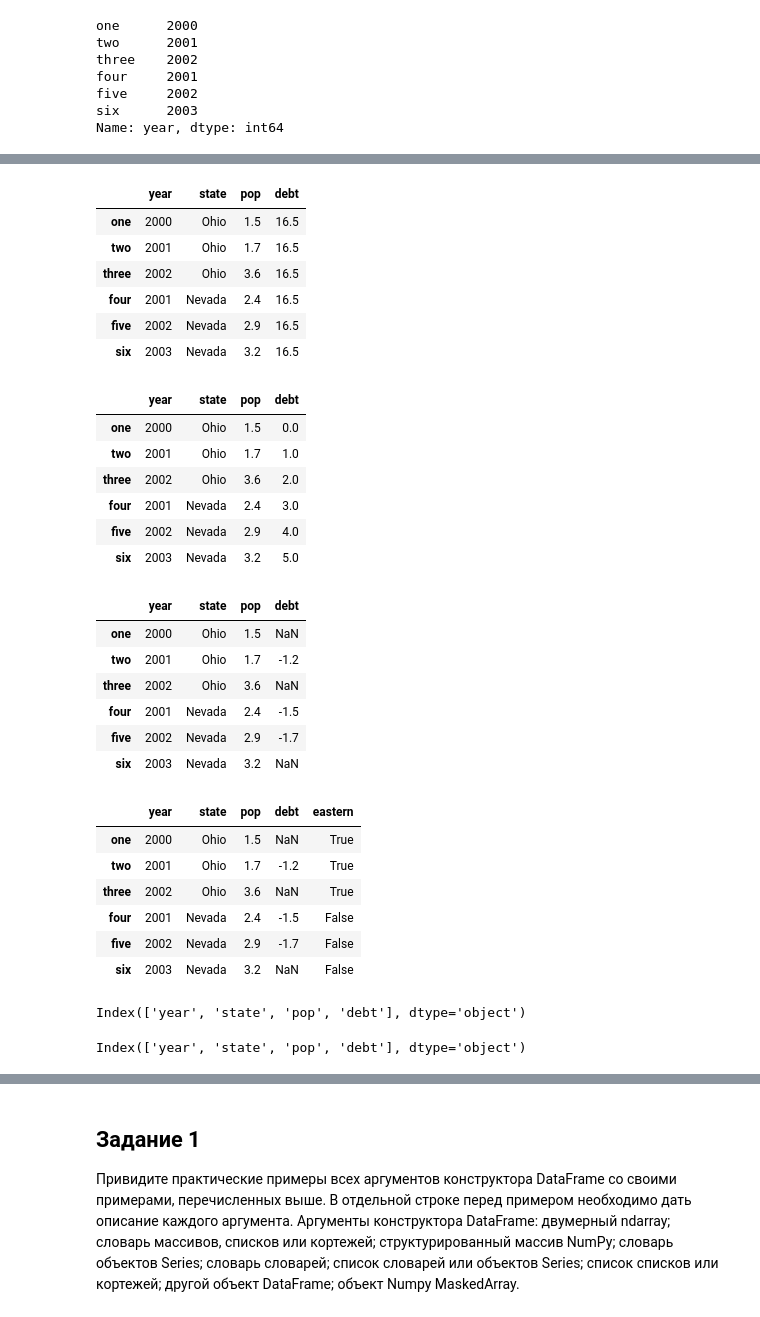
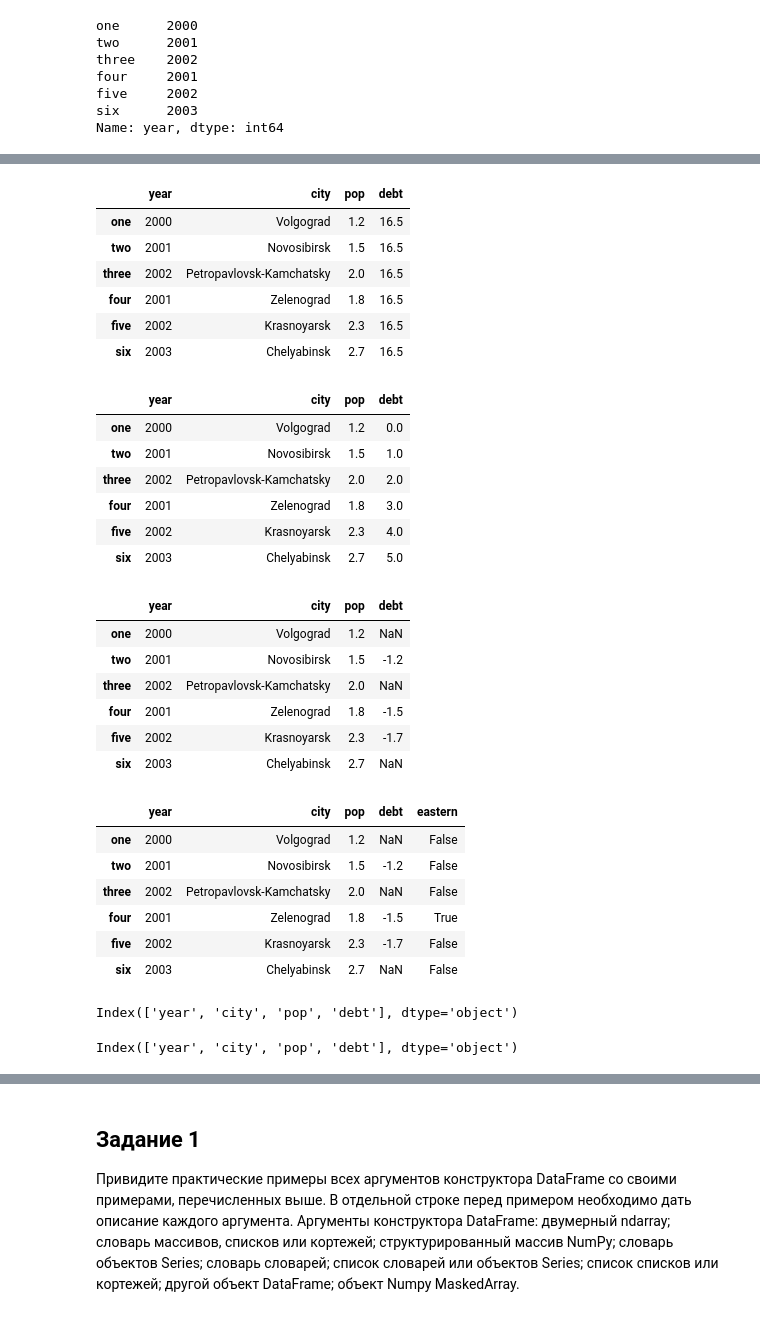
Before and after one commit to evgenkot/master-1, a Jupyter notebook: python-ai/3/3_3_Raschupkin.ipynb, the cells around one changed output, grey strips where cells are left out. Drawn from its saved outputs; the diff is of its cells as text; code cells hidden in the pictures.

```diff
--- a/python-ai/3/3_3_Raschupkin.ipynb
+++ b/python-ai/3/3_3_Raschupkin.ipynb
@@ -186,9 +191,11 @@ dtype: int64
 # %%
 import pandas as pd
 from pandas import Series, DataFrame
-data = {'state': ['Ohio', 'Ohio', 'Ohio', 'Nevada', 'Nevada', 'Nevada'],
-'year': [2000, 2001, 2002, 2001, 2002, 2003],
-'pop': [1.5, 1.7, 3.6, 2.4, 2.9, 3.2]}
+data = {
+    'city': ['Volgograd', 'Novosibirsk', 'Petropavlovsk-Kamchatsky', 'Zelenograd', 'Krasnoyarsk', 'Chelyabinsk'],
+    'year': [2000, 2001, 2002, 2001, 2002, 2003],
+    'pop': [1.2, 1.5, 2.0, 1.8, 2.3, 2.7]
+}
 frame = pd.DataFrame(data)
 frame
 # %% [output]
@@ -221,5 +228,5 @@ pd.DataFrame(data, columns=['year', 'state', 'pop'])
 # %%
-frame2 = pd.DataFrame(data, columns=['year', 'state', 'pop', 'debt'],
+frame2 = pd.DataFrame(data, columns=['year', 'city', 'pop', 'debt'],
 index=['one', 'two', 'three', 'four',
 'five', 'six'])
 
@@ -258,54 +265,54 @@ Name: three, dtype: object
 frame2['debt'] = 16.5
 frame2
 # %% [output]
-|  | year | state | pop | debt |
-| one | 2000 | Ohio | 1.5 | 16.5 |
-| two | 2001 | Ohio | 1.7 | 16.5 |
-| three | 2002 | Ohio | 3.6 | 16.5 |
-| four | 2001 | Nevada | 2.4 | 16.5 |
-| five | 2002 | Nevada | 2.9 | 16.5 |
-| six | 2003 | Nevada | 3.2 | 16.5 |
+|  | year | city | pop | debt |
+| one | 2000 | Volgograd | 1.2 | 16.5 |
+| two | 2001 | Novosibirsk | 1.5 | 16.5 |
+| three | 2002 | Petropavlovsk-Kamchatsky | 2.0 | 16.5 |
+| four | 2001 | Zelenograd | 1.8 | 16.5 |
+| five | 2002 | Krasnoyarsk | 2.3 | 16.5 |
+| six | 2003 | Chelyabinsk | 2.7 | 16.5 |
 # %%
 frame2['debt'] = np.arange(6.)
 frame2
 # %% [output]
-|  | year | state | pop | debt |
-| one | 2000 | Ohio | 1.5 | 0.0 |
-| two | 2001 | Ohio | 1.7 | 1.0 |
-| three | 2002 | Ohio | 3.6 | 2.0 |
-| four | 2001 | Nevada | 2.4 | 3.0 |
-| five | 2002 | Nevada | 2.9 | 4.0 |
-| six | 2003 | Nevada | 3.2 | 5.0 |
+|  | year | city | pop | debt |
+| one | 2000 | Volgograd | 1.2 | 0.0 |
+| two | 2001 | Novosibirsk | 1.5 | 1.0 |
+| three | 2002 | Petropavlovsk-Kamchatsky | 2.0 | 2.0 |
+| four | 2001 | Zelenograd | 1.8 | 3.0 |
+| five | 2002 | Krasnoyarsk | 2.3 | 4.0 |
+| six | 2003 | Chelyabinsk | 2.7 | 5.0 |
 # %%
 val = pd.Series([-1.2, -1.5, -1.7], index=['two', 'four', 'five'])
 frame2['debt'] = val
 frame2
 # %% [output]
-|  | year | state | pop | debt |
-| one | 2000 | Ohio | 1.5 | NaN |
-| two | 2001 | Ohio | 1.7 | -1.2 |
-| three | 2002 | Ohio | 3.6 | NaN |
-| four | 2001 | Nevada | 2.4 | -1.5 |
-| five | 2002 | Nevada | 2.9 | -1.7 |
-| six | 2003 | Nevada | 3.2 | NaN |
+|  | year | city | pop | debt |
+| one | 2000 | Volgograd | 1.2 | NaN |
+| two | 2001 | Novosibirsk | 1.5 | -1.2 |
+| three | 2002 | Petropavlovsk-Kamchatsky | 2.0 | NaN |
+| four | 2001 | Zelenograd | 1.8 | -1.5 |
+| five | 2002 | Krasnoyarsk | 2.3 | -1.7 |
+| six | 2003 | Chelyabinsk | 2.7 | NaN |
 # %%
-frame2['eastern'] = frame2.state == 'Ohio'
+frame2['eastern'] = frame2.city == 'Zelenograd'
 frame2
 # %% [output]
-|  | year | state | pop | debt | eastern |
-| one | 2000 | Ohio | 1.5 | NaN | True |
-| two | 2001 | Ohio | 1.7 | -1.2 | True |
-| three | 2002 | Ohio | 3.6 | NaN | True |
-| four | 2001 | Nevada | 2.4 | -1.5 | False |
-| five | 2002 | Nevada | 2.9 | -1.7 | False |
-| six | 2003 | Nevada | 3.2 | NaN | False |
+|  | year | city | pop | debt | eastern |
+| one | 2000 | Volgograd | 1.2 | NaN | False |
+| two | 2001 | Novosibirsk | 1.5 | -1.2 | False |
+| three | 2002 | Petropavlovsk-Kamchatsky | 2.0 | NaN | False |
+| four | 2001 | Zelenograd | 1.8 | -1.5 | True |
+| five | 2002 | Krasnoyarsk | 2.3 | -1.7 | False |
+| six | 2003 | Chelyabinsk | 2.7 | NaN | False |
 # %%
 del frame2['eastern']
 frame2.columns
 # %% [output]
-Index(['year', 'state', 'pop', 'debt'], dtype='object')
+Index(['year', 'city', 'pop', 'debt'], dtype='object')
 # %%
 frame2.columns
 # %% [output]
-Index(['year', 'state', 'pop', 'debt'], dtype='object')
+Index(['year', 'city', 'pop', 'debt'], dtype='object')
 # %%
```
Also changed, not shown: parts of 67 cells of this notebook.
